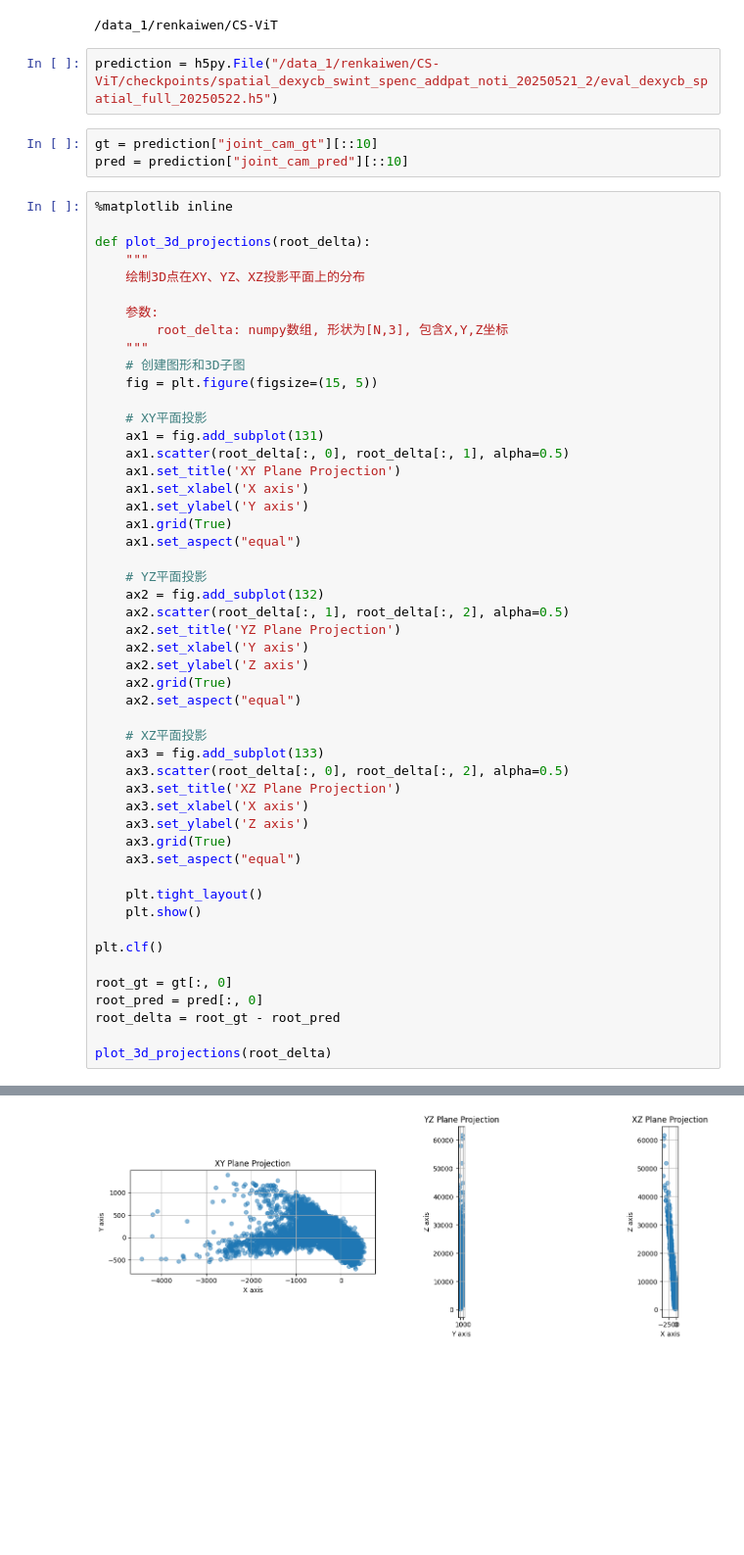
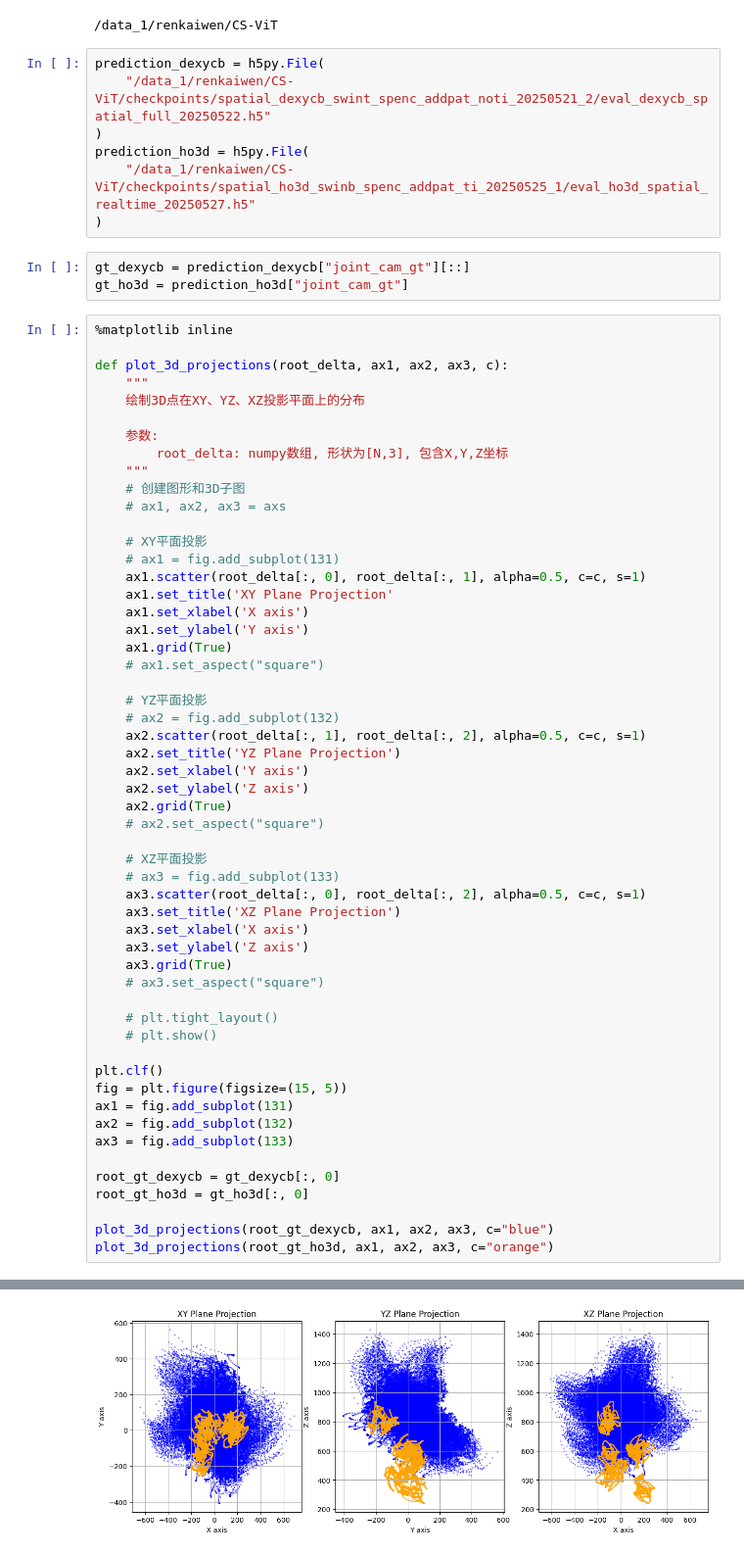
Before and after one commit to Mine268/CS-ViT, a Jupyter notebook: notebook/caam_pred_dist.ipynb, the cells around one changed output, grey strips where cells are left out. Shown at 98% size. Saved outputs shown, nothing was run; the diff lists cells and outputs as text; blank space fills up the shorter version.

Commit message:
add pa eval

```diff
--- a/notebook/caam_pred_dist.ipynb
+++ b/notebook/caam_pred_dist.ipynb
@@ -7,60 +7,69 @@ import numpy as np
 # %% [output]
 /data_1/renkaiwen/CS-ViT
 # %%
-prediction = h5py.File("/data_1/renkaiwen/CS-ViT/checkpoints/spatial_dexycb_swint_spenc_addpat_noti_20250521_2/eval_dexycb_spatial_full_20250522.h5")
+prediction_dexycb = h5py.File(
+    "/data_1/renkaiwen/CS-ViT/checkpoints/spatial_dexycb_swint_spenc_addpat_noti_20250521_2/eval_dexycb_spatial_full_20250522.h5"
+)
+prediction_ho3d = h5py.File(
+    "/data_1/renkaiwen/CS-ViT/checkpoints/spatial_ho3d_swinb_spenc_addpat_ti_20250525_1/eval_ho3d_spatial_realtime_20250527.h5"
+)
 # %%
-gt = prediction["joint_cam_gt"][::10]
-pred = prediction["joint_cam_pred"][::10]
+gt_dexycb = prediction_dexycb["joint_cam_gt"][::]
+gt_ho3d = prediction_ho3d["joint_cam_gt"]
 # %%
 %matplotlib inline
 
-def plot_3d_projections(root_delta):
+def plot_3d_projections(root_delta, ax1, ax2, ax3, c):
     """
     绘制3D点在XY、YZ、XZ投影平面上的分布
 
     参数:
         root_delta: numpy数组, 形状为[N,3], 包含X,Y,Z坐标
     """
     # 创建图形和3D子图
-    fig = plt.figure(figsize=(15, 5))
+    # ax1, ax2, ax3 = axs
 
     # XY平面投影
-    ax1 = fig.add_subplot(131)
-    ax1.scatter(root_delta[:, 0], root_delta[:, 1], alpha=0.5)
-    ax1.set_title('XY Plane Projection')
+    # ax1 = fig.add_subplot(131)
+    ax1.scatter(root_delta[:, 0], root_delta[:, 1], alpha=0.5, c=c, s=1)
+    ax1.set_title('XY Plane Projection'
     ax1.set_xlabel('X axis')
     ax1.set_ylabel('Y axis')
     ax1.grid(True)
-    ax1.set_aspect("equal")
+    # ax1.set_aspect("square")
 
     # YZ平面投影
-    ax2 = fig.add_subplot(132)
-    ax2.scatter(root_delta[:, 1], root_delta[:, 2], alpha=0.5)
+    # ax2 = fig.add_subplot(132)
+    ax2.scatter(root_delta[:, 1], root_delta[:, 2], alpha=0.5, c=c, s=1)
     ax2.set_title('YZ Plane Projection')
     ax2.set_xlabel('Y axis')
     ax2.set_ylabel('Z axis')
     ax2.grid(True)
-    ax2.set_aspect("equal")
+    # ax2.set_aspect("square")
 
     # XZ平面投影
-    ax3 = fig.add_subplot(133)
-    ax3.scatter(root_delta[:, 0], root_delta[:, 2], alpha=0.5)
+    # ax3 = fig.add_subplot(133)
+    ax3.scatter(root_delta[:, 0], root_delta[:, 2], alpha=0.5, c=c, s=1)
     ax3.set_title('XZ Plane Projection')
     ax3.set_xlabel('X axis')
     ax3.set_ylabel('Z axis')
     ax3.grid(True)
-    ax3.set_aspect("equal")
+    # ax3.set_aspect("square")
 
-    plt.tight_layout()
-    plt.show()
+    # plt.tight_layout()
+    # plt.show()
 
 plt.clf()
+fig = plt.figure(figsize=(15, 5))
+ax1 = fig.add_subplot(131)
+ax2 = fig.add_subplot(132)
+ax3 = fig.add_subplot(133)
 
-root_gt = gt[:, 0]
-root_pred = pred[:, 0]
-root_delta = root_gt - root_pred
+root_gt_dexycb = gt_dexycb[:, 0]
+root_gt_ho3d = gt_ho3d[:, 0]
 
-plot_3d_projections(root_delta)
+plot_3d_projections(root_gt_dexycb, ax1, ax2, ax3, c="blue")
+plot_3d_projections(root_gt_ho3d, ax1, ax2, ax3, c="orange")
 # %% [output]
 <Figure size 640x480 with 0 Axes>
-[figure, old version]
+[figure, new version]
```
Also changed, not shown: 4 other files.
